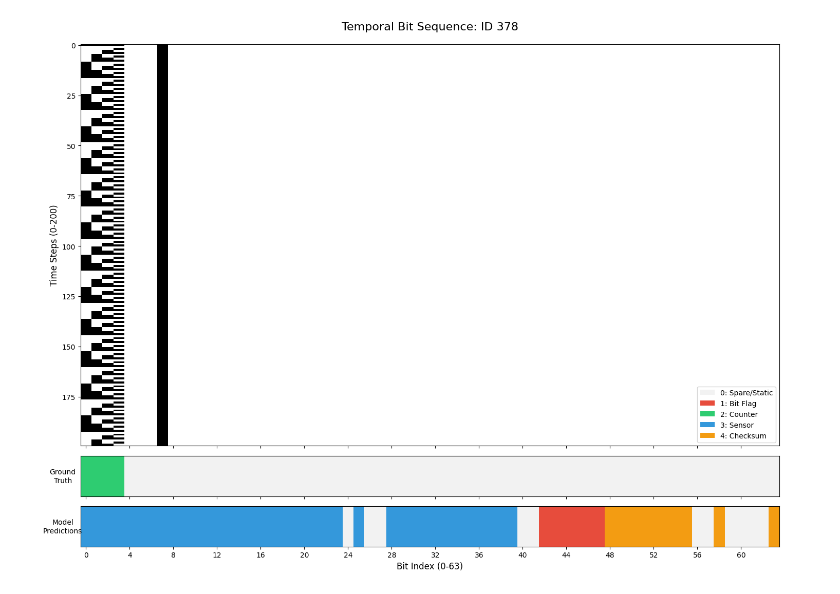
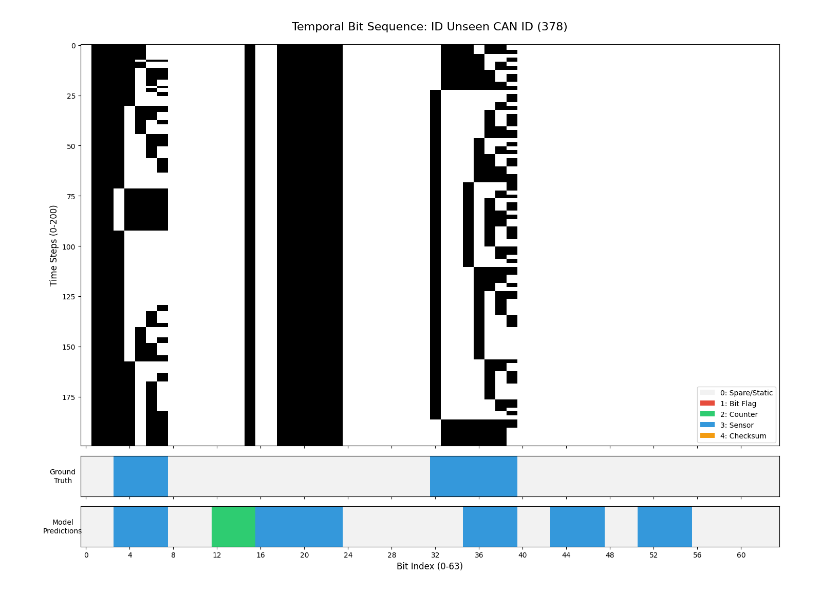
Before and after one commit to CraigAA/CAN_Reverse_Engineering_Project, a Jupyter notebook: lstm_baseline.ipynb, the cells around one changed output. Cells and saved outputs as stored; diff of their text form; code cells hidden in the pictures.

```diff
--- a/lstm_baseline.ipynb
+++ b/lstm_baseline.ipynb
@@ -142,7 +226,12 @@ def get_labeled_dataloaders(file_path, labels_dict, train_ids, test_ids, window_
 # %%
 log_path='logs/6_2012 Subaru Impreza/driving/6_driving_CAN.log'
-# Train on 3 IDs, force the model to generalize to 2 unseen IDs
-train_ids = ['002', '140', '0D0']
-test_ids = ['378', '280']
+# Train on seen IDs, force the model to generalize to 2 unseen IDs
+train_ids = ['002', '140', '0D0','280','378', '141']
+val_ids = ['148']
+test_ids = ['149']
 
-train_dl, test_dl = get_labeled_dataloaders(log_path, Impreza_Ground_Labels, train_ids, test_ids)
+train_dl, val_dl, test_dl = get_labeled_dataloaders(log_path, Impreza_Ground_Labels, train_ids, val_ids, test_ids)
+
+print(len(train_dl))
+print(len(val_dl))
+print(len(test_dl))
@@ -381,7 +474,7 @@ def LSTM_training_loop(train_dl, val_size=0.2, epochs=50, dropout=False, lr=0.00
         val_accs.append(val_acc)
 
         # Print progress
-        if verbose and (epoch + 1) % 10 == 0:
+        if verbose and (epoch + 1) % 2 == 0:
             print(f'Epoch [{epoch+1}/{epochs}], '
                   f'Train Loss: {avg_train_loss:.4f}, Train Acc: {train_acc:.2f}%, '
                   f'Val Loss: {avg_val_loss:.4f}, Val Acc: {val_acc:.2f}%')
@@ -395,10 +488,10 @@ def LSTM_training_loop(train_dl, val_size=0.2, epochs=50, dropout=False, lr=0.00
 model, train_losses, val_losses, train_accs, val_accs = LSTM_training_loop(
     train_dl=train_dl,
     val_size=0.2,
-    epochs=50,
-    dropout=0.3,
+    epochs=20,
+    dropout=0.5,
     lr=0.0001,
-    hidden_size=128,
+    hidden_size=64,
     num_layers=2,
     bidirectional=True,
     num_classes=5,
@@ -494,33 +587,33 @@ def plot_labeled_window(window_tensor, bit_labels, can_id, prediction_labels):
 model.eval()
 
 # Grab one batch from the test dataloader
 data_iter = iter(test_dl)
 sample_x, sample_y = next(data_iter)
 
 # Move data to the same device as the model
 sample_x = sample_x.to('cuda')
 
 # Get predictions
 with torch.no_grad():
     outputs = model(sample_x) # Shape: (Batch, 64, 5)
 
     # Get the predicted class (0-4) for each of the 64 bits
     _, predicted_classes = torch.max(outputs.data, dim=2) # Shape: (Batch, 64)
 
 # Pick the first window in the batch to visualize
-window_index = 0
+window_index = 99
 
 # Move tensors back to CPU for matplotlib
 single_window_tensor = sample_x[window_index].cpu()
 ground_truth_labels = sample_y[window_index].cpu()
 model_predictions = predicted_classes[window_index].cpu()
 
 # Plot it
 plot_labeled_window(
     window_tensor=single_window_tensor,
     bit_labels=ground_truth_labels,
-    can_id="378",  # Update this with the actual ID if known
+    can_id="Unseen CAN ID (378)",  # Update this with the actual ID if known
     prediction_labels=model_predictions
 )
 # %% [output]
-[figure, old version]
+[figure, new version]
```
Also changed, not shown: parts of 5 cells of this notebook, 2 other files.
